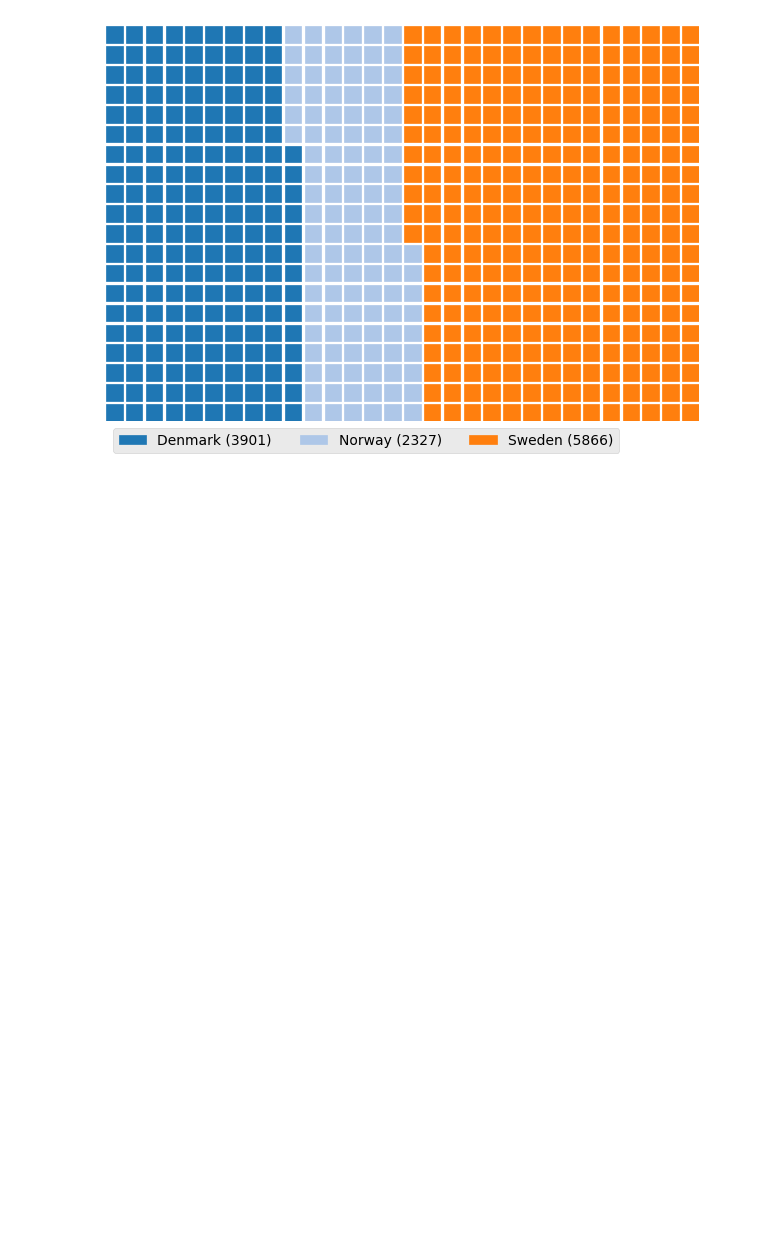
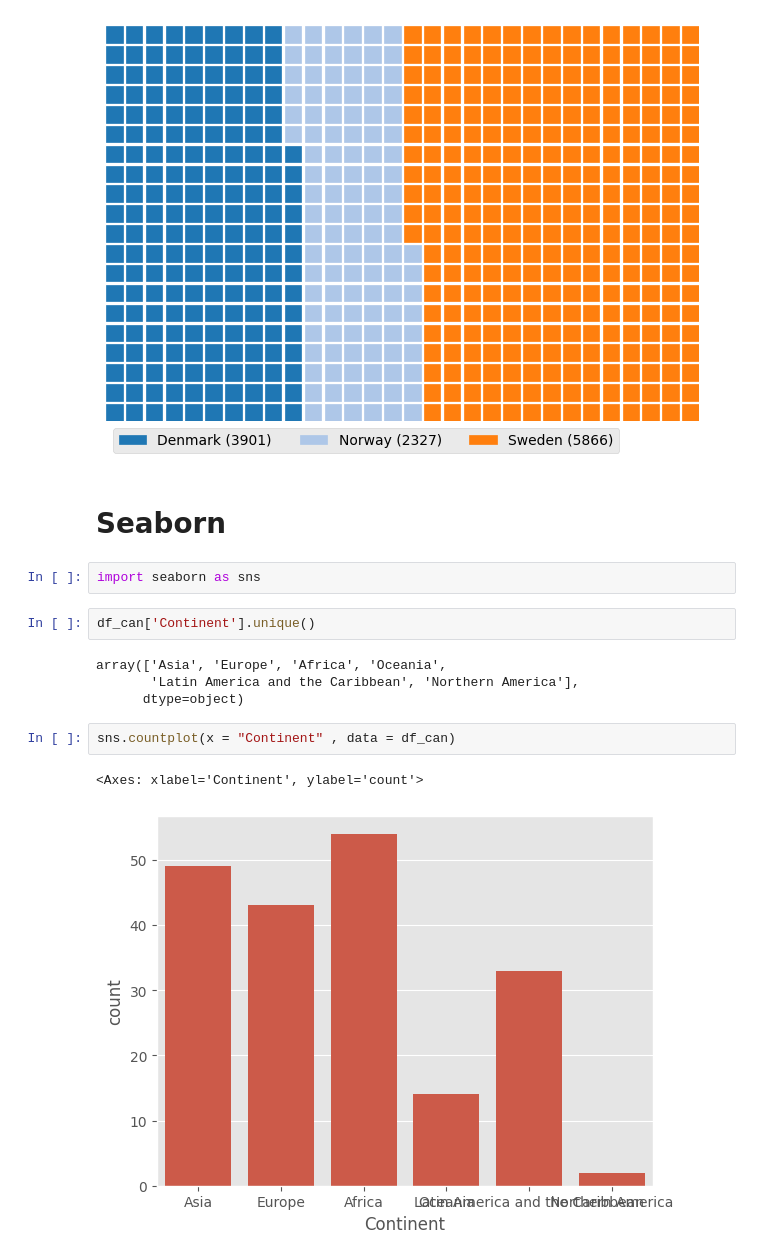
Before and after one commit to MachineTi-lab/IBM_Data_Visualization, a Jupyter notebook: Waffle_Charts .ipynb, the cells around one changed output. Cells and saved outputs as stored; diff of their text form; blank space fills up the shorter version.

Commit message:
seaborn

```diff
--- a/Waffle_Charts .ipynb
+++ b/Waffle_Charts .ipynb
@@ -229,3 +229,18 @@ fig = plt.figure(FigureClass = Waffle,
 plt.show()
 # %% [output]
 [figure]
+# %% [markdown]
+# Seaborn
+# %%
+import seaborn as sns
+# %%
+df_can['Continent'].unique()
+# %% [output]
+array(['Asia', 'Europe', 'Africa', 'Oceania',
+       'Latin America and the Caribbean', 'Northern America'],
+      dtype=object)
+# %%
+sns.countplot(x = "Continent" , data = df_can)
+# %% [output]
+<Axes: xlabel='Continent', ylabel='count'>
+[figure, added]
```
Also changed, not shown: parts of 8 cells of this notebook, 1 other file.
